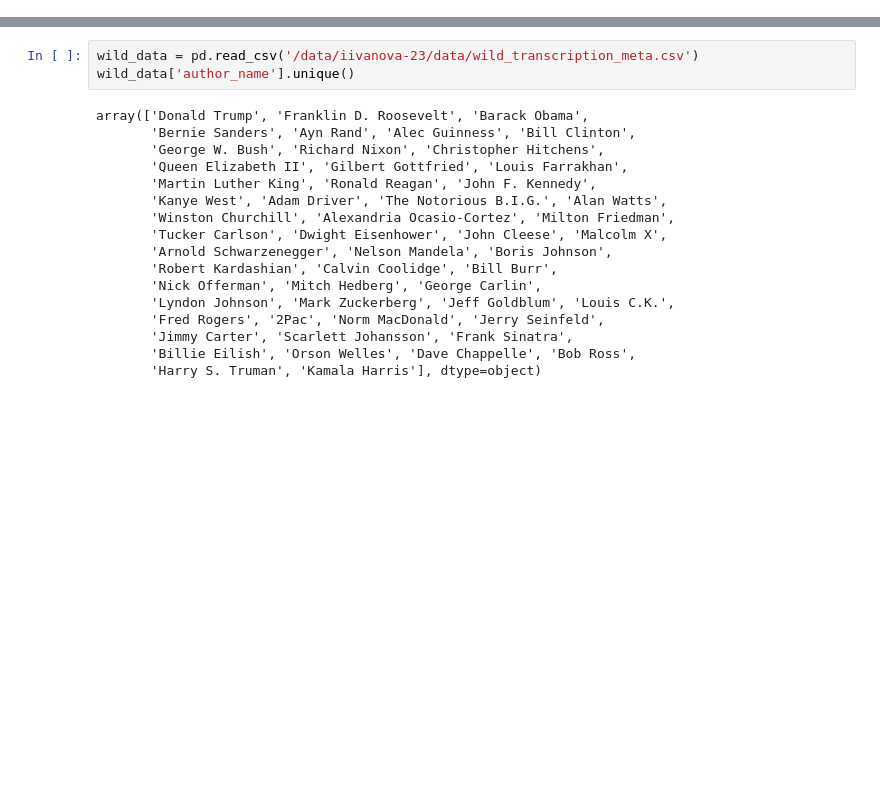
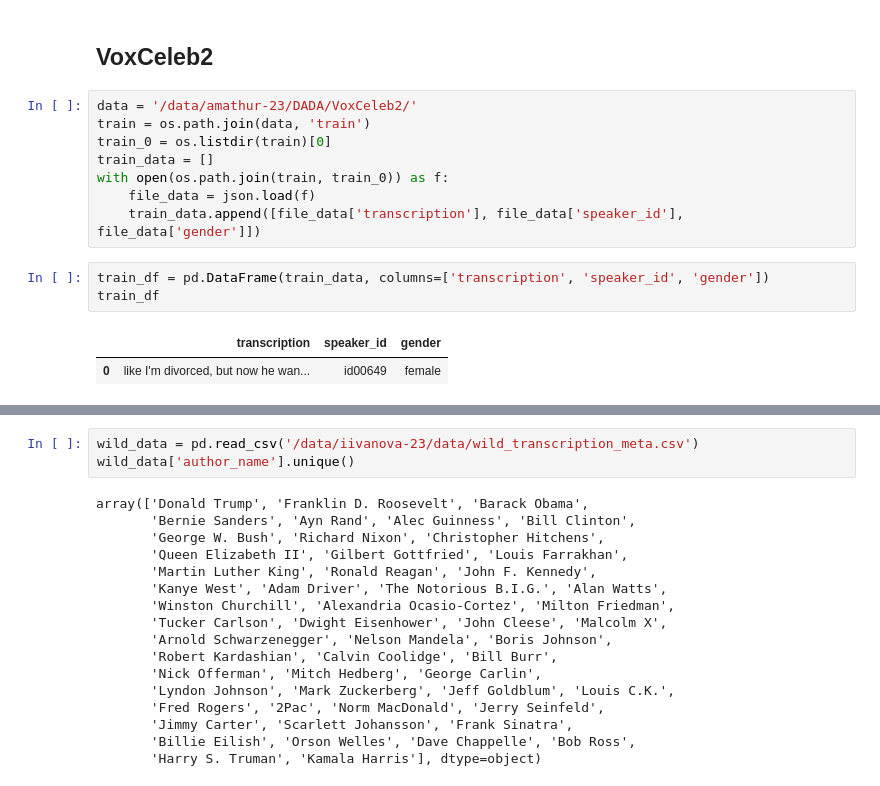
Before and after one commit to niconymanda/DADA, a Jupyter notebook: src/authorship_attribution/data.ipynb, the cells around one changed output, grey strips where cells are left out. Drawn from its saved outputs; the diff is of its cells as text; blank space fills up the shorter version.

```diff
--- a/src/authorship_attribution/data.ipynb
+++ b/src/authorship_attribution/data.ipynb
@@ -5,0 +22,16 @@ import matplotlib.pyplot as plt
+# %% [markdown]
+## VoxCeleb2
+# %%
+data = '/data/amathur-23/DADA/VoxCeleb2/'
+train = os.path.join(data, 'train')
+train_0 = os.listdir(train)[0]
+train_data = []
+with open(os.path.join(train, train_0)) as f:
+    file_data = json.load(f)
+    train_data.append([file_data['transcription'], file_data['speaker_id'], file_data['gender']])
+# %%
+train_df = pd.DataFrame(train_data, columns=['transcription', 'speaker_id', 'gender'])
+train_df
+# %% [output]
+|  | transcription | speaker_id | gender |
+| 0 | like I'm divorced, but now he wan... | id00649 | female |
```
Also changed, not shown: parts of 44 cells of this notebook, 13 other files.
